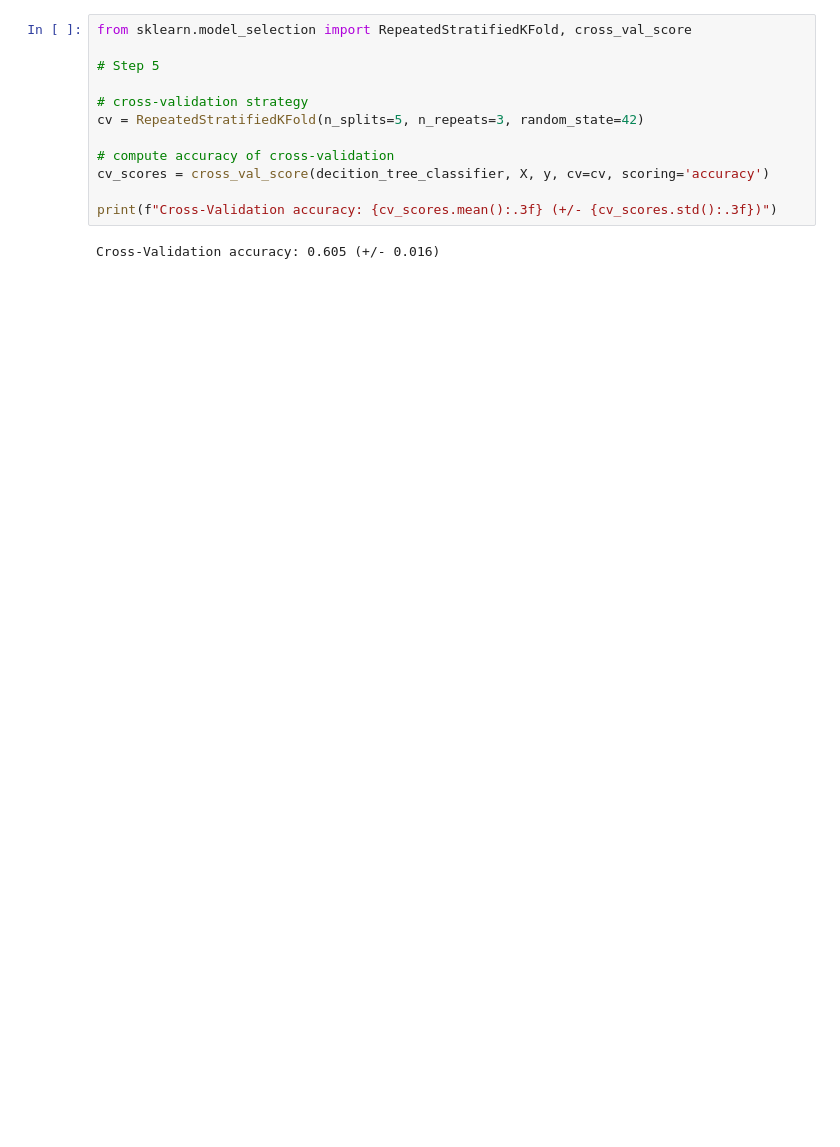
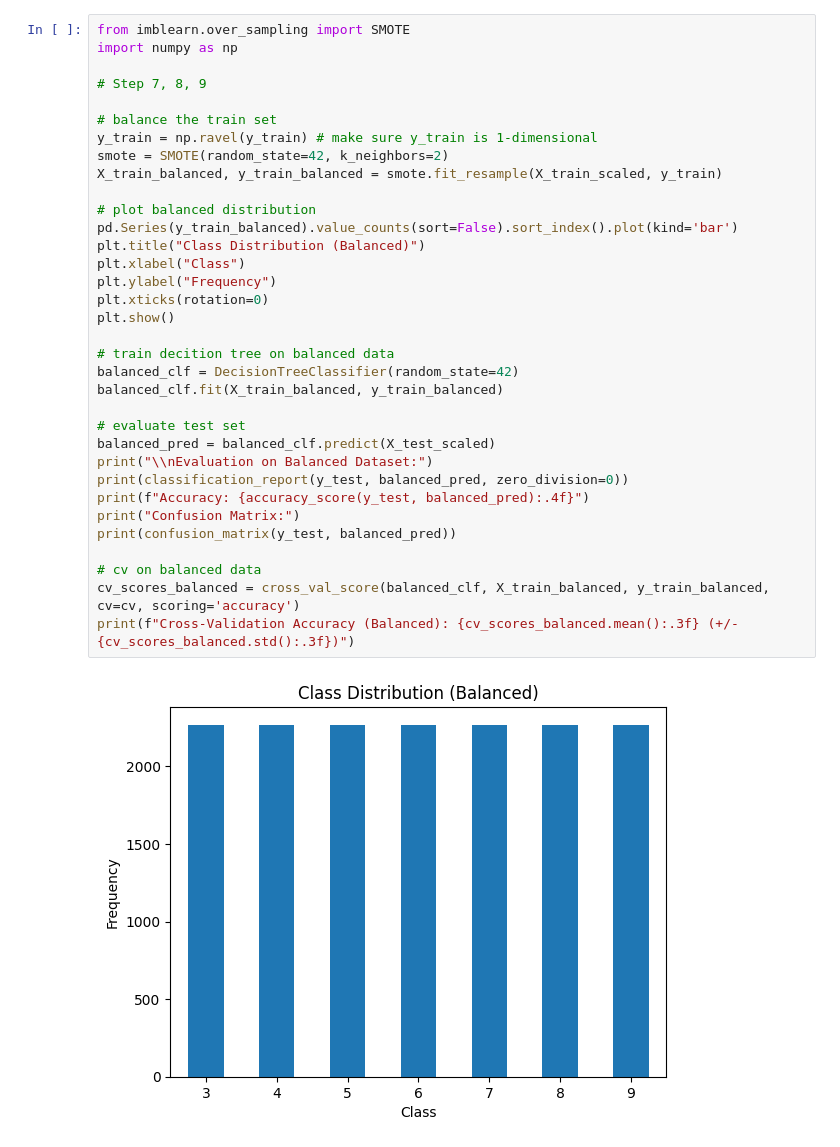
Before and after one commit to hampussodergren/DV2626_A1, a Jupyter notebook: decision_tree.ipynb, the cells around one changed output. Saved outputs shown, nothing was run; the diff lists cells and outputs as text; blank space fills up the shorter version.

```diff
--- a/decision_tree.ipynb
+++ b/decision_tree.ipynb
@@ -121,16 +115,38 @@ print(confusion_matrix(y_test, y_pred))
  [  0   0   0  12  13  14   0]
  [  0   0   0   0   1   0   0]]
-# %%
-from sklearn.model_selection import RepeatedStratifiedKFold, cross_val_score
-
-# Step 5
-
-# cross-validation strategy
-cv = RepeatedStratifiedKFold(n_splits=5, n_repeats=3, random_state=42)
-
-# compute accuracy of cross-validation
-cv_scores = cross_val_score(decition_tree_classifier, X, y, cv=cv, scoring='accuracy')
-
-print(f"Cross-Validation accuracy: {cv_scores.mean():.3f} (+/- {cv_scores.std():.3f})")
-# %% [output]
-Cross-Validation accuracy: 0.605 (+/- 0.016)
+# %%
+from imblearn.over_sampling import SMOTE
+import numpy as np
+
+# Step 7, 8, 9
+
+# balance the train set
+y_train = np.ravel(y_train) # make sure y_train is 1-dimensional
+smote = SMOTE(random_state=42, k_neighbors=2)
+X_train_balanced, y_train_balanced = smote.fit_resample(X_train_scaled, y_train)
+
+# plot balanced distribution
+pd.Series(y_train_balanced).value_counts(sort=False).sort_index().plot(kind='bar')
+plt.title("Class Distribution (Balanced)")
+plt.xlabel("Class")
+plt.ylabel("Frequency")
+plt.xticks(rotation=0)
+plt.show()
+
+# train decition tree on balanced data
+balanced_clf = DecisionTreeClassifier(random_state=42)
+balanced_clf.fit(X_train_balanced, y_train_balanced)
+
+# evaluate test set
+balanced_pred = balanced_clf.predict(X_test_scaled)
+print("\\nEvaluation on Balanced Dataset:")
+print(classification_report(y_test, balanced_pred, zero_division=0))
+print(f"Accuracy: {accuracy_score(y_test, balanced_pred):.4f}")
+print("Confusion Matrix:")
+print(confusion_matrix(y_test, balanced_pred))
+
+# cv on balanced data
+cv_scores_balanced = cross_val_score(balanced_clf, X_train_balanced, y_train_balanced, cv=cv, scoring='accuracy')
+print(f"Cross-Validation Accuracy (Balanced): {cv_scores_balanced.mean():.3f} (+/- {cv_scores_balanced.std():.3f})")
+# %% [output]
+[figure, added]
```
Also changed, not shown: parts of 8 cells of this notebook.
